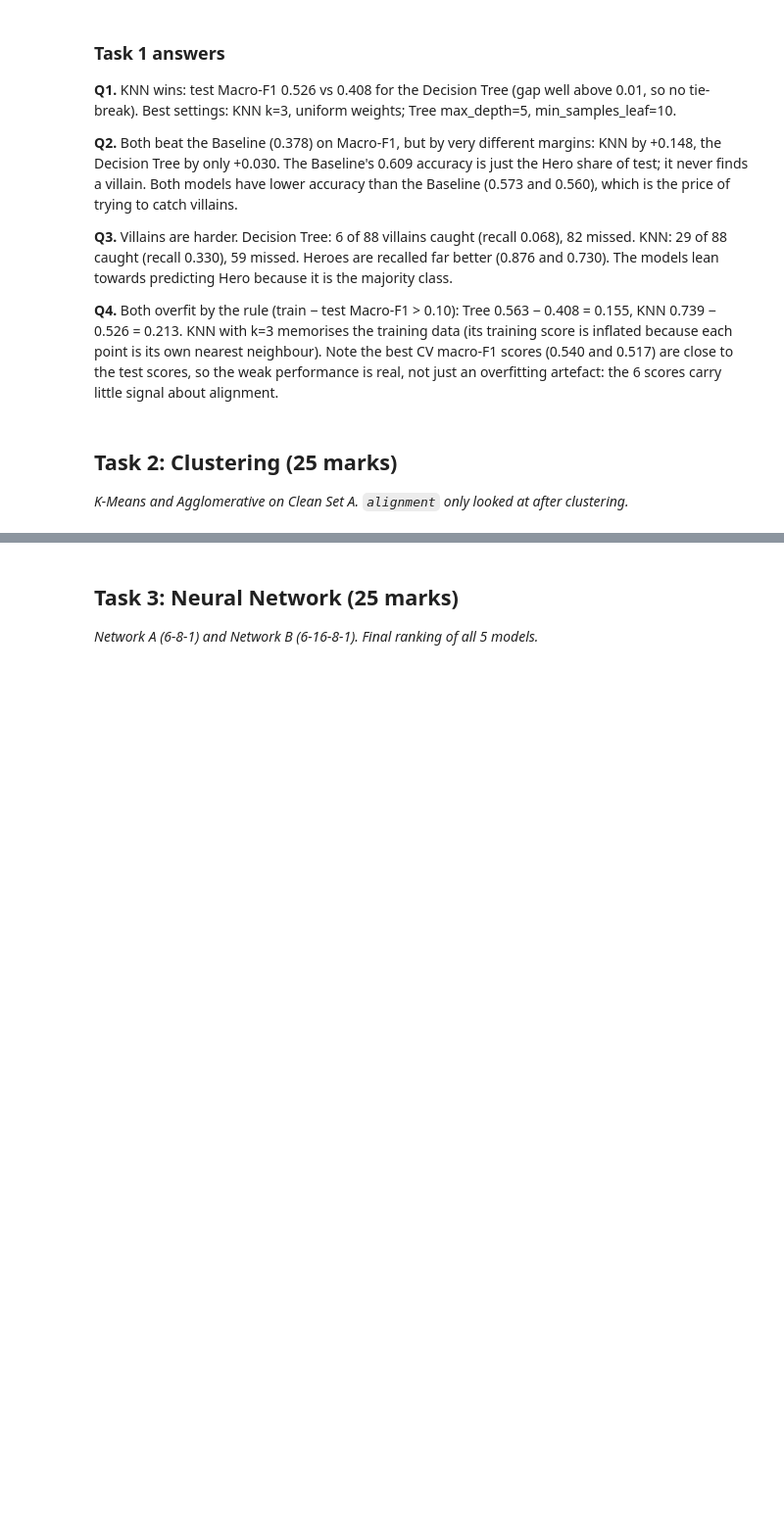
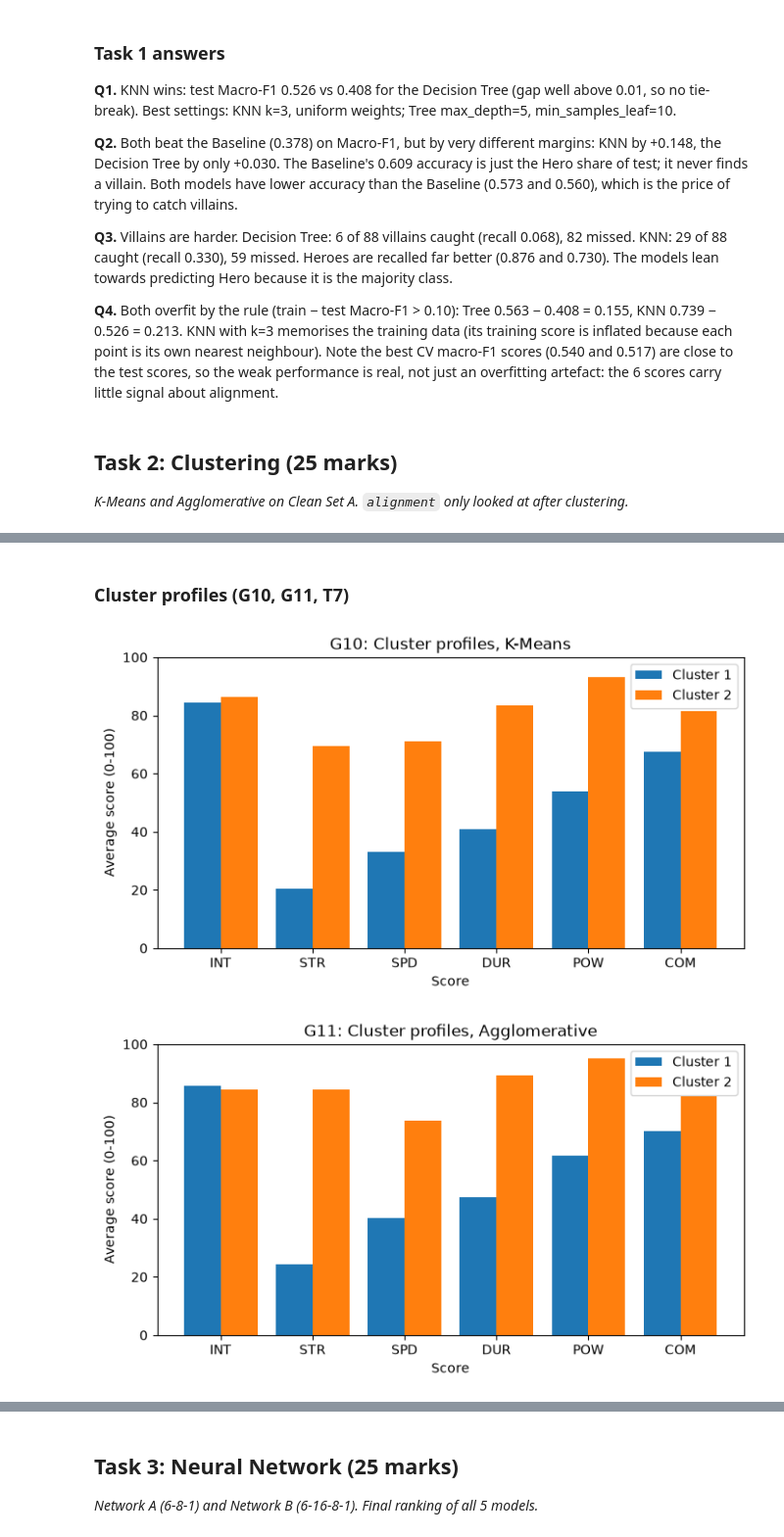
Before and after one commit to Zain-Shykh/superhero-ml-classification-clustering-nn, a Jupyter notebook: superhero_project.ipynb, the cells around one changed output, grey strips where cells are left out. Shown at 98% size. Cells and saved outputs as stored; diff of their text form; code cells hidden in the pictures; blank space fills up the shorter version.

```diff
--- a/superhero_project.ipynb
+++ b/superhero_project.ipynb
@@ -245,0 +382,20 @@ _K-Means and Agglomerative on Clean Set A. `alignment` only looked at after clus
+# %% [markdown]
+### Cluster profiles (G10, G11, T7)
+# %%
+SHORT = ["INT", "STR", "SPD", "DUR", "POW", "COM"]
+def profile(labels):
+    p = set_a[SCORES].groupby(labels).mean(); p.columns = SHORT
+    p.insert(0, "Size", pd.Series(labels).value_counts().sort_index().values)
+    p.index.name = "Cluster"; return p
+prof_km, prof_ag = profile(km_lab), profile(ag_lab)
+
+def plot_profile(p, title):
+    fig, ax = plt.subplots(figsize=(8, 4)); k = len(p); w = 0.8 / k
+    for j, c in enumerate(p.index):
+        ax.bar(np.arange(6) + (j - (k - 1) / 2) * w, p.loc[c, SHORT], w, color=tab(c - 1), label=f"Cluster {c}")
+    ax.set_xticks(range(6)); ax.set_xticklabels(SHORT); ax.set_ylim(0, 100)
+    ax.set_xlabel("Score"); ax.set_ylabel("Average score (0-100)"); ax.set_title(title); ax.legend(); plt.show()
+plot_profile(prof_km, "G10: Cluster profiles, K-Means"); plot_profile(prof_ag, "G11: Cluster profiles, Agglomerative")
+# %% [output]
+[figure, added]
+[figure, added]
```
Also changed, not shown: parts of 34 cells of this notebook, 3 other files.
